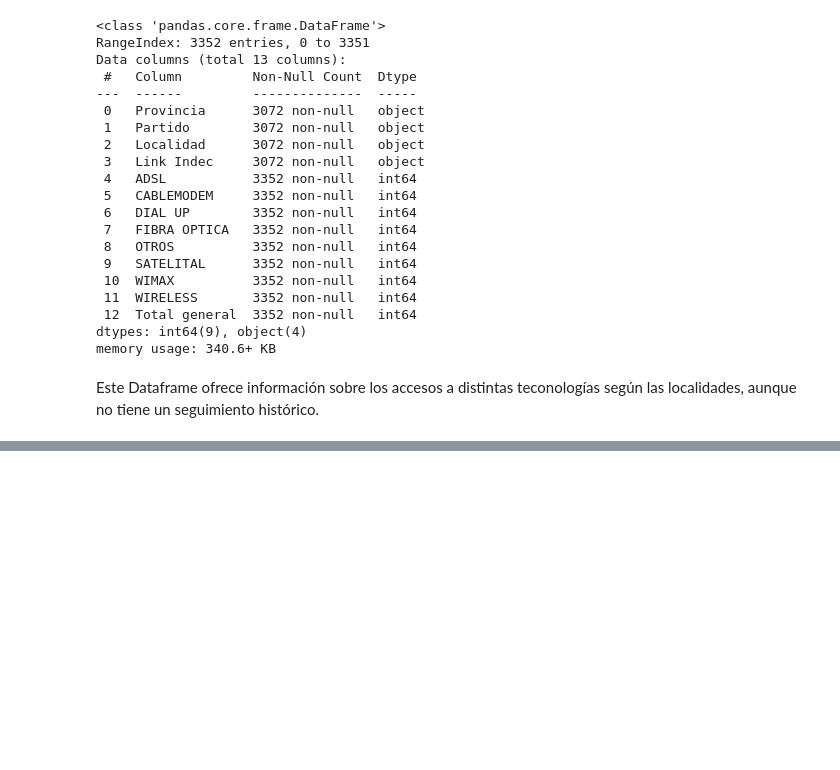
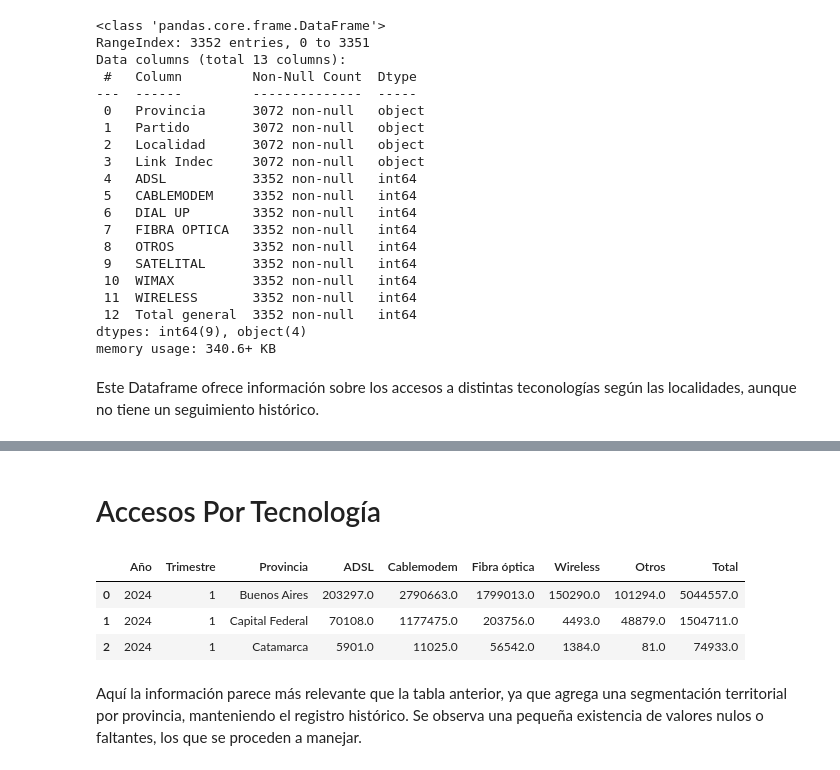
Before and after one commit to gastorellano/Proyecto_telecomunicaciones, a Jupyter notebook: Notebooks/etl.ipynb, the cells around one changed output, grey strips where cells are left out. Cells and saved outputs as stored; diff of their text form; code cells hidden in the pictures; blank space fills up the shorter version.

```diff
--- a/Notebooks/etl.ipynb
+++ b/Notebooks/etl.ipynb
@@ -170,0 +283,12 @@ Este Dataframe ofrece información sobre los accesos a distintas teconologías s
+# %% [markdown]
+# Accesos Por Tecnología
+# %%
+df7 = pd.read_excel(df_internet, sheet_name='Accesos Por Tecnología')
+df7.head(3)
+# %% [output]
+|  | Año | Trimestre | Provincia | ADSL | Cablemodem | Fibra óptica | Wireless | Otros | Total |
+| 0 | 2024 | 1 | Buenos Aires | 203297.0 | 2790663.0 | 1799013.0 | 150290.0 | 101294.0 | 5044557.0 |
+| 1 | 2024 | 1 | Capital Federal | 70108.0 | 1177475.0 | 203756.0 | 4493.0 | 48879.0 | 1504711.0 |
+| 2 | 2024 | 1 | Catamarca | 5901.0 | 11025.0 | 56542.0 | 1384.0 | 81.0 | 74933.0 |
+# %% [markdown]
+Aquí la información parece más relevante que la tabla anterior, ya que agrega una segmentación territorial por provincia, manteniendo el registro histórico. Se observa una pequeña existencia de valores nulos o faltantes, los que se proceden a manejar.
```
Also changed, not shown: parts of 59 cells of this notebook, 1 other file.
